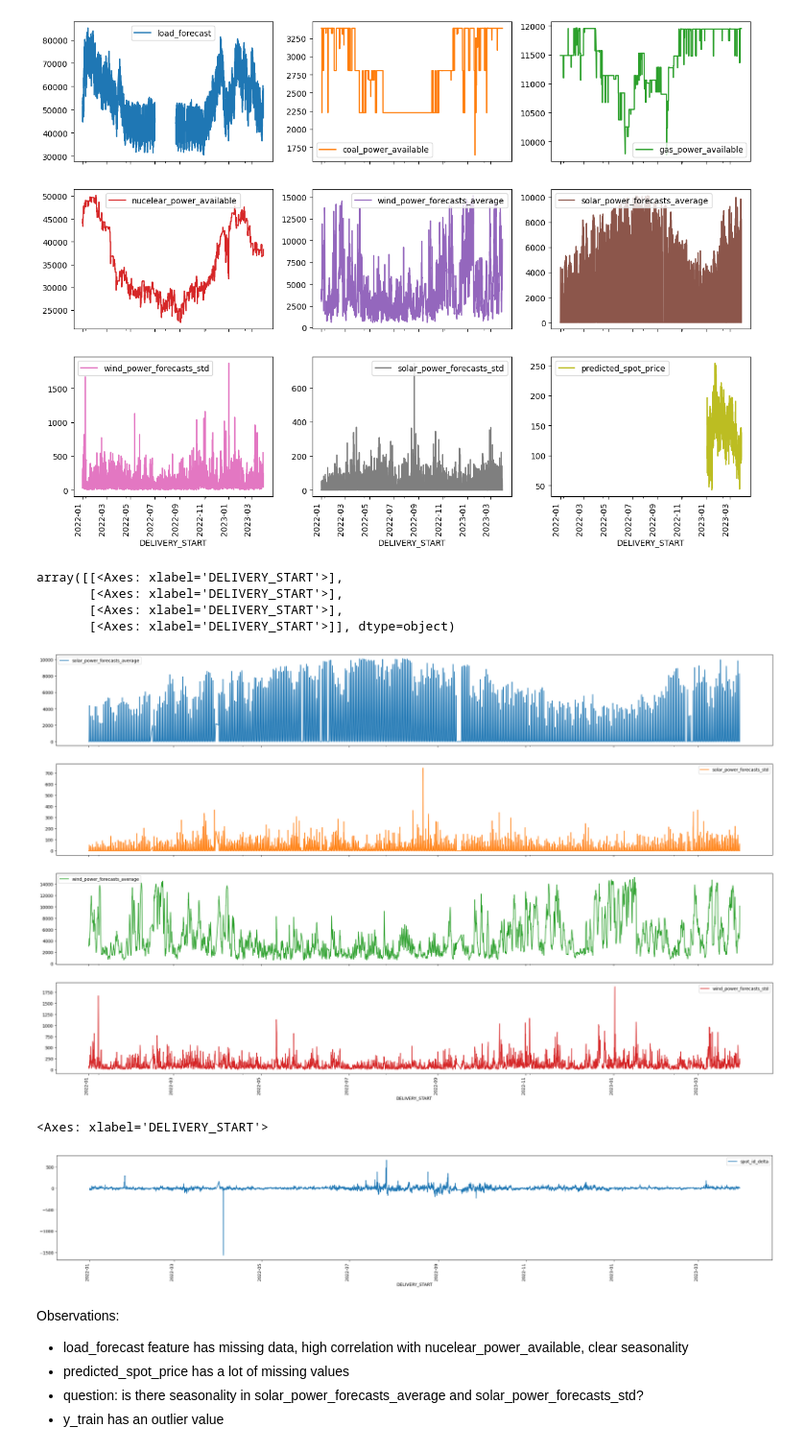
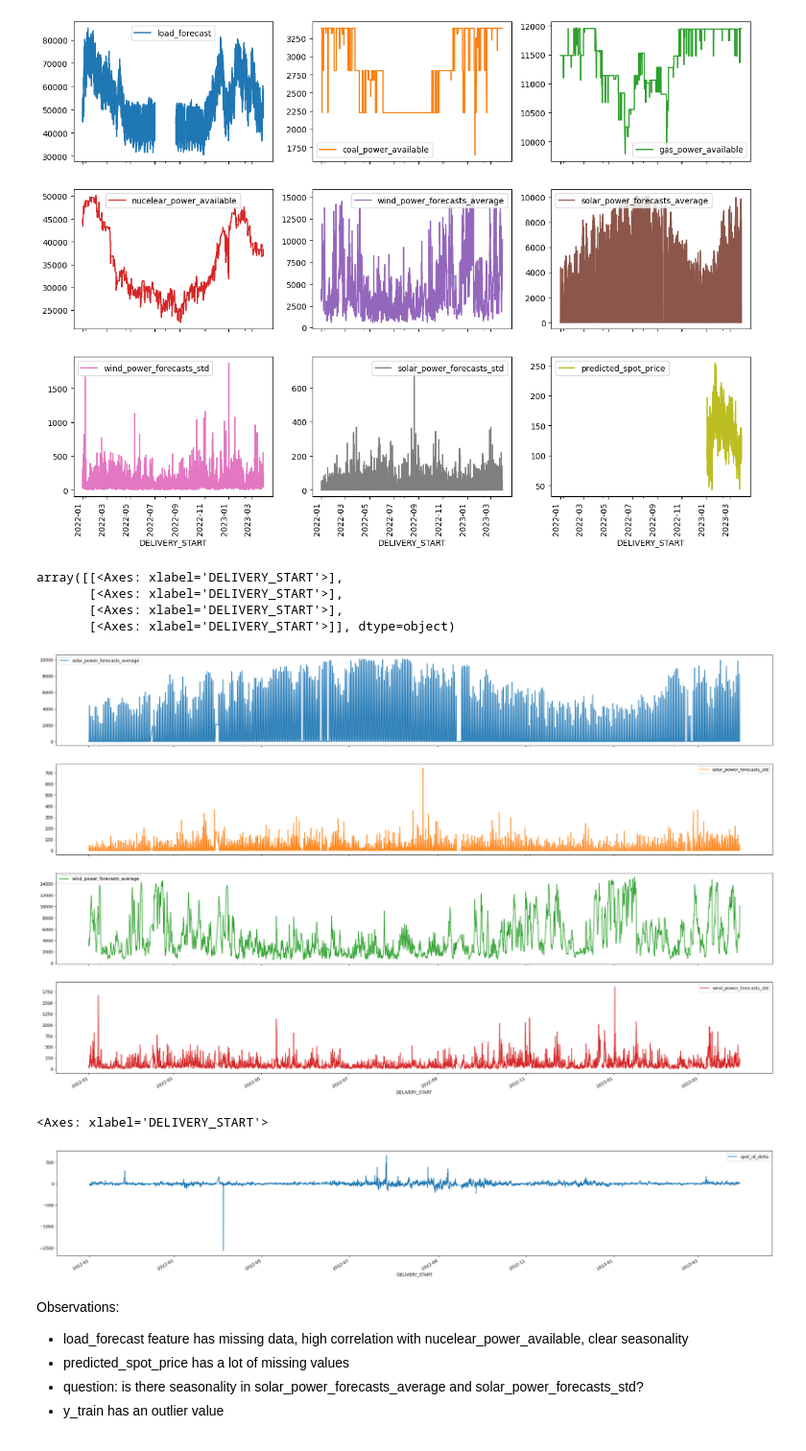
Before and after one commit to slokadjaja/electricity-price-forecasting, a Jupyter notebook: EDA.ipynb, the cells around one changed output. Shown at 96% size. Saved outputs shown, nothing was run; the diff lists cells and outputs as text; code cells hidden in the pictures.

```diff
--- a/EDA.ipynb
+++ b/EDA.ipynb
@@ -40,18 +41,18 @@ array([[<Axes: xlabel='DELIVERY_START'>, <Axes: xlabel='DELIVERY_START'>,
         <Axes: xlabel='DELIVERY_START'>]], dtype=object)
 [figure]
 # %%
-X_train[['solar_power_forecasts_average', 'solar_power_forecasts_std', 'wind_power_forecasts_average', 'wind_power_forecasts_std']].plot(subplots=True, layout=(4,1), sharex=True, figsize=(30,20), rot=90)
+X_train[['solar_power_forecasts_average', 'solar_power_forecasts_std', 'wind_power_forecasts_average', 'wind_power_forecasts_std']].plot(subplots=True, layout=(4,1), sharex=True, figsize=(30,20))
 # %% [output]
 array([[<Axes: xlabel='DELIVERY_START'>],
        [<Axes: xlabel='DELIVERY_START'>],
        [<Axes: xlabel='DELIVERY_START'>],
        [<Axes: xlabel='DELIVERY_START'>]], dtype=object)
-[figure, old version]
+[figure, new version]
 # %%
-y_train.plot(figsize=(30,5), rot=90)
+y_train.plot(figsize=(30,5))
 # %% [output]
 <Axes: xlabel='DELIVERY_START'>
-[figure, old version]
+[figure, new version]
 # %% [markdown]
 Observations:
 - load_forecast feature has missing data, high correlation with nucelear_power_available, clear seasonality
```
Also changed, not shown: parts of 5 cells of this notebook, 6 other files.
